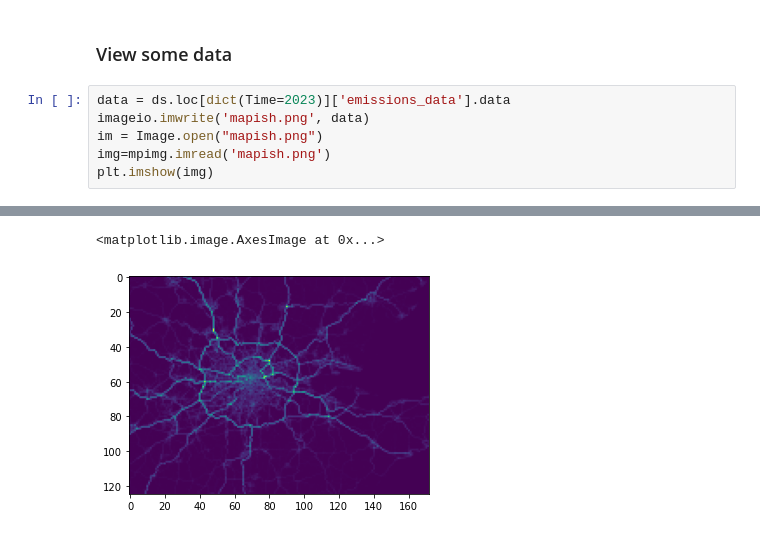
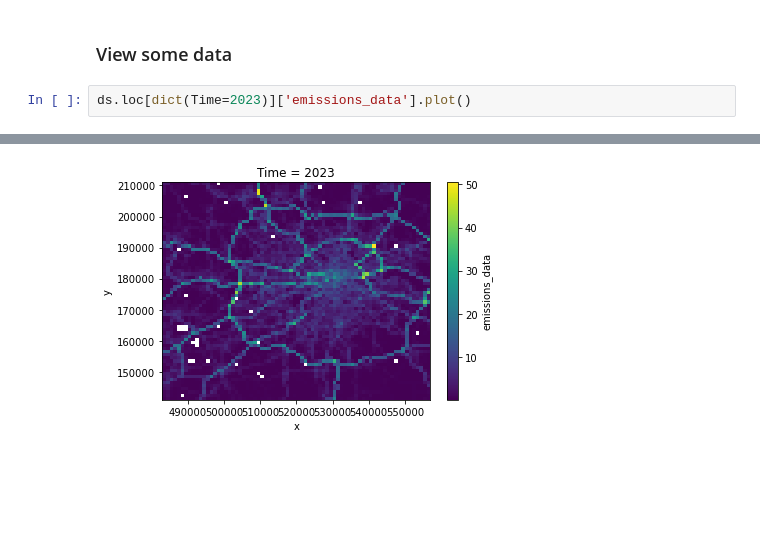
Before and after one commit to NERC-CEH/dukems-notebooks, a Jupyter notebook: Python/DukemsApiDemo.ipynb, the cells around one changed output, grey strips where cells are left out. Saved outputs shown, nothing was run; the diff lists cells and outputs as text; blank space fills up the shorter version.

Commit message:
Updated to use the simple image plotting available from xarray

```diff
--- a/Python/DukemsApiDemo.ipynb
+++ b/Python/DukemsApiDemo.ipynb
@@ -76,9 +71,5 @@ Time series for central London:
 # %% [markdown]
 ### View some data
 # %%
-data = ds.loc[dict(Time=2023)]['emissions_data'].data
-imageio.imwrite('mapish.png', data)
-im = Image.open("mapish.png")
-img=mpimg.imread('mapish.png')
-plt.imshow(img)
+ds.loc[dict(Time=2023)]['emissions_data'].plot()
 # %% [output]
@@ -86,2 +77 @@ Lossy conversion from float32 to uint8. Range [1.3144001059117727e-05, 50.485969
-<matplotlib.image.AxesImage at 0x...>
-[figure, old version]
+[figure, new version]
```
Also changed, not shown: parts of 8 cells of this notebook.
